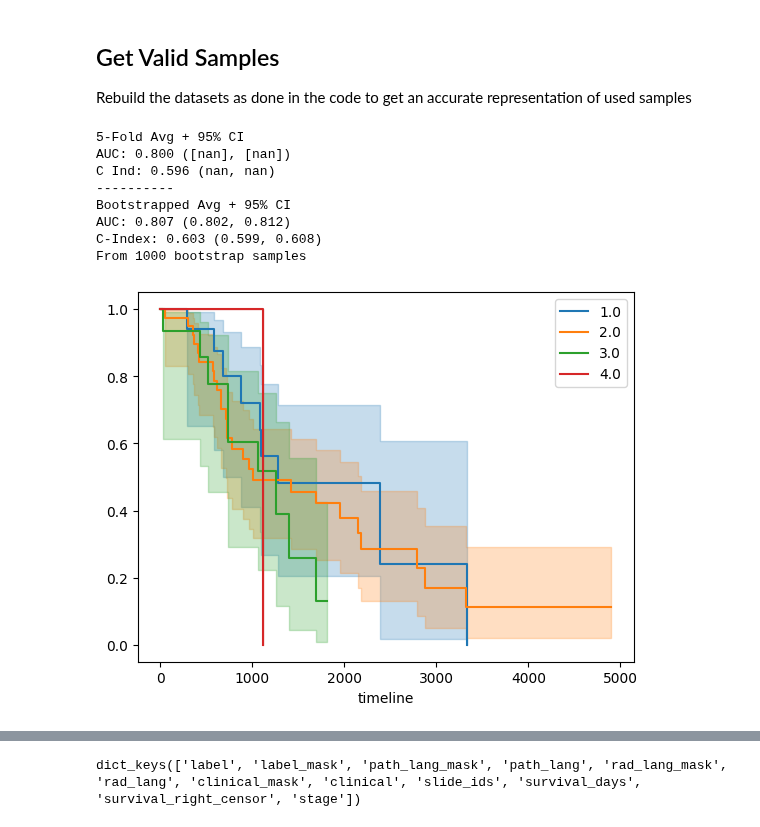
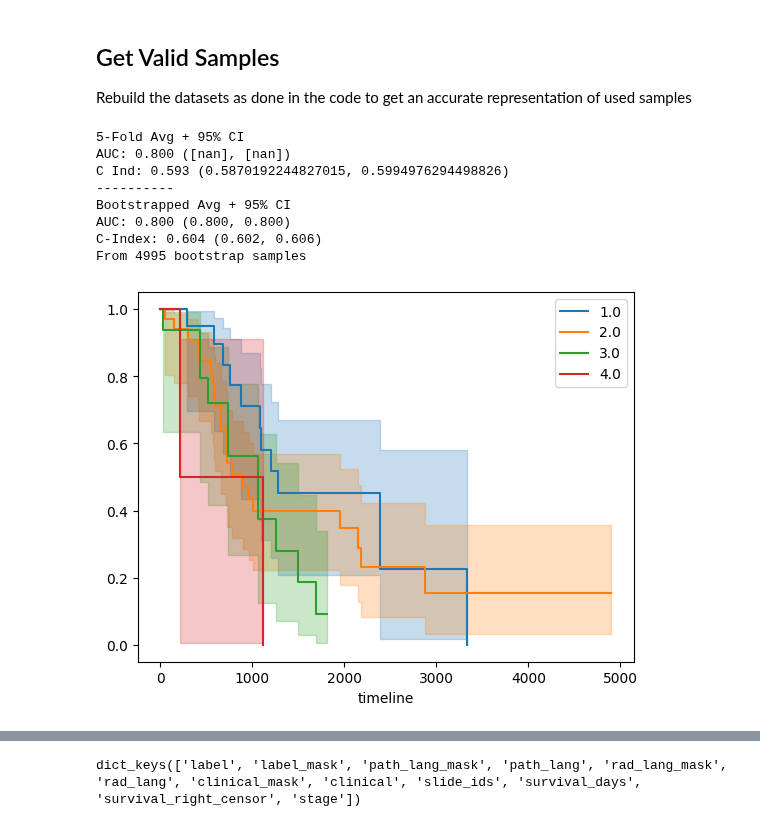
Before and after one commit to joobumjin/RadAI_Multimodal, a Jupyter notebook: Notebooks/demographics.ipynb, the cells around one changed output, grey strips where cells are left out. Saved outputs shown, nothing was run; the diff lists cells and outputs as text; code cells hidden in the pictures.

```diff
--- a/Notebooks/demographics.ipynb
+++ b/Notebooks/demographics.ipynb
@@ -64,4 +41,30 @@ ci_res, auc_res = Bootstrap("C-Index", cind, n_resample=100), Bootstrap("AUC", a
 # %%
+from util import Bootstrap
+
+yrs = 2.0
+seed = 1
+
+from torchsurv.metrics.cindex import ConcordanceIndex
+from torchsurv.metrics.auc import Auc
+
+strat = lambda data: data[1] > args.survival_years * DAYS_IN_YR
+
+def cind(death, times, preds):
+    death = death.bool()
+
+    cindex = ConcordanceIndex()
+    c = cindex(preds, death, times)
+    return c
+
+def auc(death, times, preds):
+    death = death.bool()
+
+    auc = Auc()
+    a = auc(preds, death, times, new_time = torch.ones((1,)) * args.survival_years * DAYS_IN_YR)
+    return a
+re = 100
+ci_res, auc_res = Bootstrap("C-Index", cind, stratify=strat, n_resample=re), Bootstrap("AUC", auc, stratify=strat, n_resample=re, random_state=seed)
+
 from torch.utils.data import ConcatDataset
 from sklearn.model_selection import train_test_split, KFold
 from lifelines import KaplanMeierFitter
@@ -70,7 +73,6 @@ from sksurv.metrics import concordance_index_censored, cumulative_dynamic_auc
 from torchsurv.metrics.cindex import ConcordanceIndex
 import scipy.stats as stats
 
-seed = 0
 torch.manual_seed(seed)
 np.random.seed(seed)
 
@@ -92,7 +94,7 @@ tv, test_inds = train_test_split(
 
 test = df.iloc[test_inds]
 
-kf = KFold(n_splits=5, shuffle=True, random_state=0)
+kf = KFold(n_splits=5, shuffle=True, random_state=seed)
 splits = kf.split(X=tv)
 
 ax = plt.subplot(111)
@@ -147,35 +149,35 @@ for split, (train_inds, val_inds) in enumerate(splits):
     ci_res.add(*test_samples)
     auc_res.add(*test_samples)
 
 auc_avg = np.mean(aucs)
 auc_err = stats.sem(aucs)
 
 ci_avg = np.mean(cinds)
 ci_err = stats.sem(cinds)
 
 auc_ci = stats.t.interval(confidence=.95, df=4, loc=auc_avg, scale=auc_err)
 # auc_ci = [float(n) for n in auc_ci]
 c_ci = stats.t.interval(confidence=.95, df=4, loc=ci_avg, scale=ci_err)
 # c_ci = [float(n) for n in c_ci]
 
 print(f"5-Fold Avg + 95% CI")
 print(f"AUC: {auc_avg:.3f} ({auc_ci[0]}, {auc_ci[1]})")
 print(f"C Ind: {ci_avg:.3f} ({c_ci[0]}, {c_ci[1]})")
 
 print(f"{"--" * 5}")
 print(f"Bootstrapped Avg + 95% CI")
 print(str(auc_res))
 print(str(ci_res))
 print(f"From {len(ci_res.entries)} bootstrap samples")
 
 plt.show()
 # %% [output]
 5-Fold Avg + 95% CI
 AUC: 0.800 ([nan], [nan])
-C Ind: 0.596 (nan, nan)
+C Ind: 0.593 (0.5870192244827015, 0.5994976294498826)
 ----------
 Bootstrapped Avg + 95% CI
-AUC: 0.807 (0.802, 0.812)
-C-Index: 0.603 (0.599, 0.608)
-From 1000 bootstrap samples
+AUC: 0.800 (0.800, 0.800)
+C-Index: 0.604 (0.602, 0.606)
+From 4995 bootstrap samples
-[figure, old version]
+[figure, new version]
```
Also changed, not shown: parts of 3 cells of this notebook, 4 other files.
